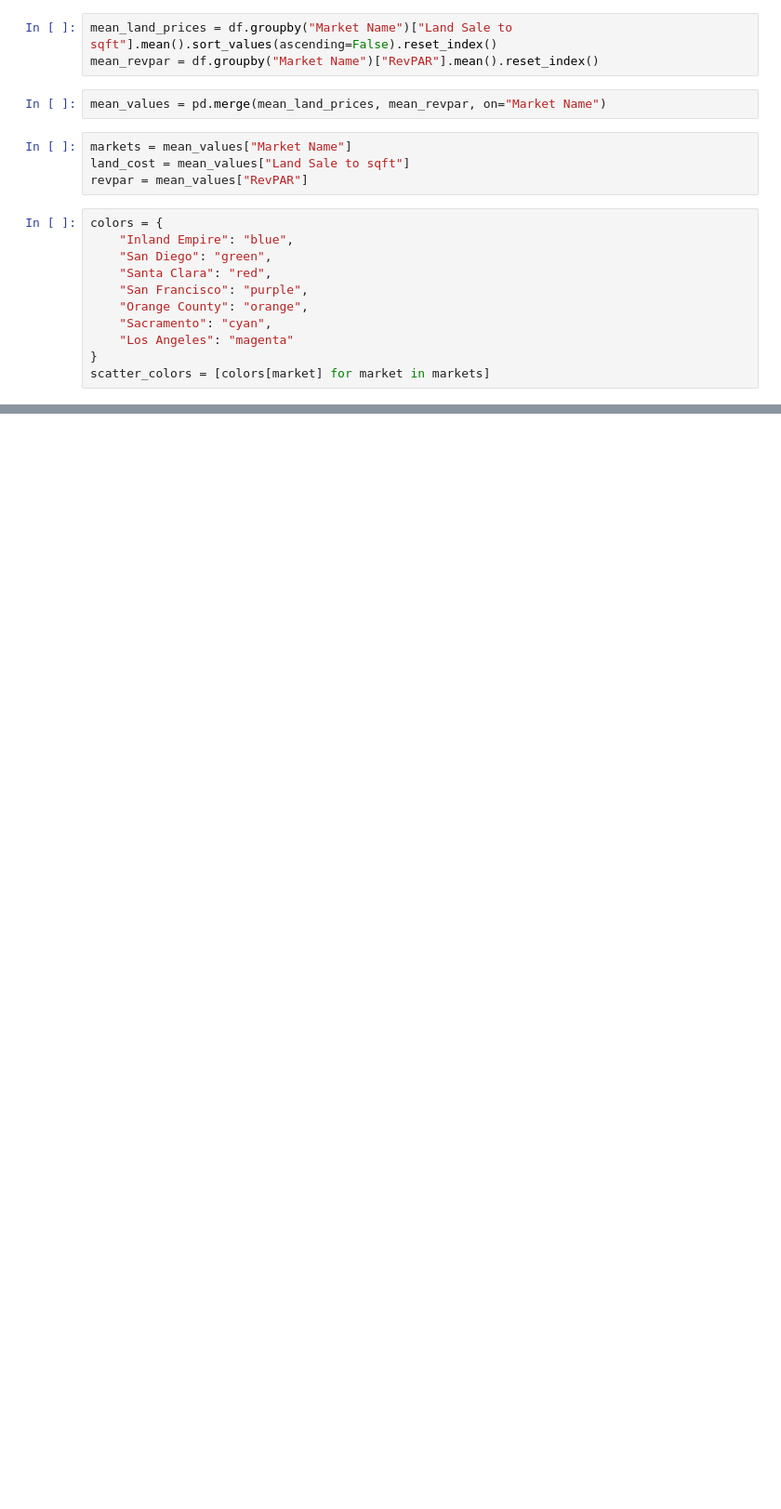
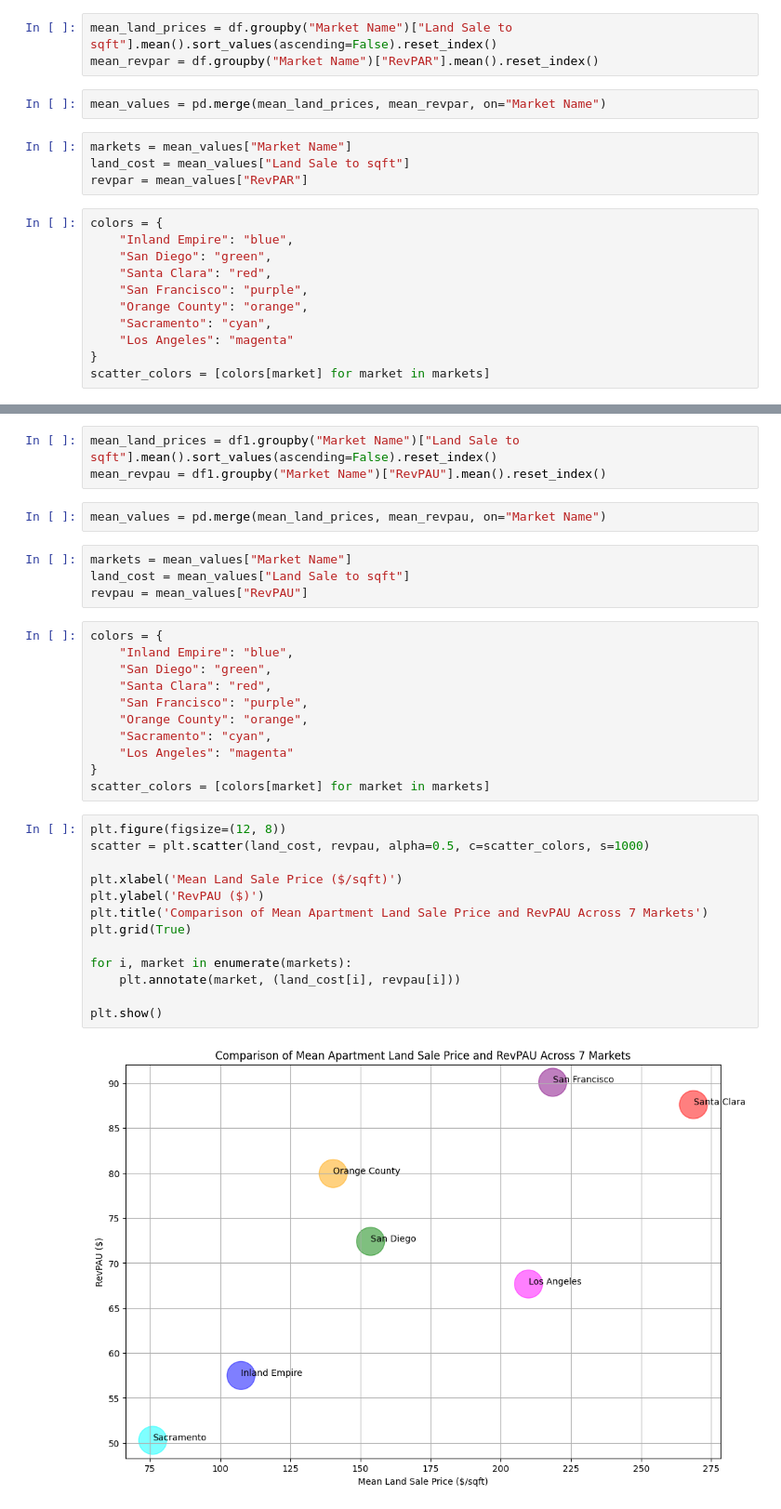
Before and after one commit to shasha920/HotelvsApartmentGrowth, a Jupyter notebook: HuaYang7MarketLandAnalysis.ipynb, the cells around one changed output, grey strips where cells are left out. Shown: that part at 93% size. Saved outputs shown, nothing was run; the diff lists cells and outputs as text; blank space fills up the shorter version.

```diff
--- a/HuaYang7MarketLandAnalysis.ipynb
+++ b/HuaYang7MarketLandAnalysis.ipynb
@@ -78,0 +114,35 @@ plt.show()
+# %%
+mean_land_prices = df1.groupby("Market Name")["Land Sale to sqft"].mean().sort_values(ascending=False).reset_index()
+mean_revpau = df1.groupby("Market Name")["RevPAU"].mean().reset_index()
+# %%
+mean_values = pd.merge(mean_land_prices, mean_revpau, on="Market Name")
+# %%
+markets = mean_values["Market Name"]
+land_cost = mean_values["Land Sale to sqft"]
+revpau = mean_values["RevPAU"]
+# %%
+colors = {
+    "Inland Empire": "blue",
+    "San Diego": "green",
+    "Santa Clara": "red",
+    "San Francisco": "purple",
+    "Orange County": "orange",
+    "Sacramento": "cyan",
+    "Los Angeles": "magenta"
+}
+scatter_colors = [colors[market] for market in markets]
+# %%
+plt.figure(figsize=(12, 8))
+scatter = plt.scatter(land_cost, revpau, alpha=0.5, c=scatter_colors, s=1000)
+
+plt.xlabel('Mean Land Sale Price ($/sqft)')
+plt.ylabel('RevPAU ($)')
+plt.title('Comparison of Mean Apartment Land Sale Price and RevPAU Across 7 Markets')
+plt.grid(True)
+
+for i, market in enumerate(markets):
+    plt.annotate(market, (land_cost[i], revpau[i]))
+
+plt.show()
+# %% [output]
+[figure, added]
```
Also changed, not shown: parts of 6 cells of this notebook.
